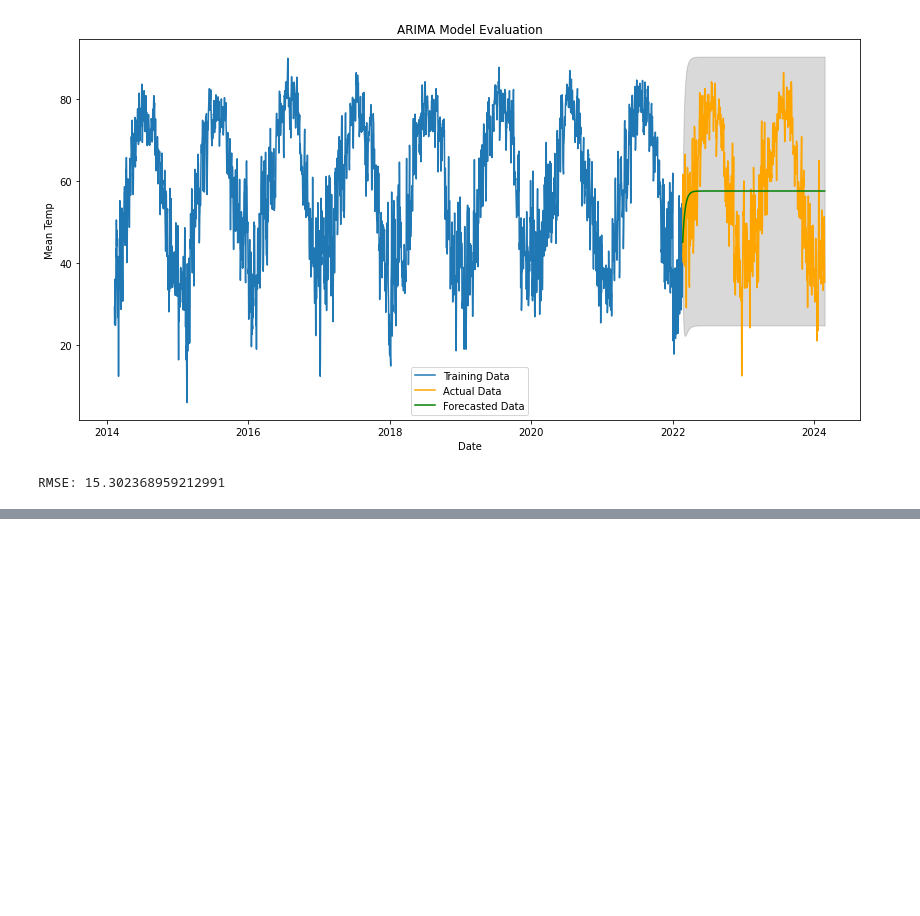
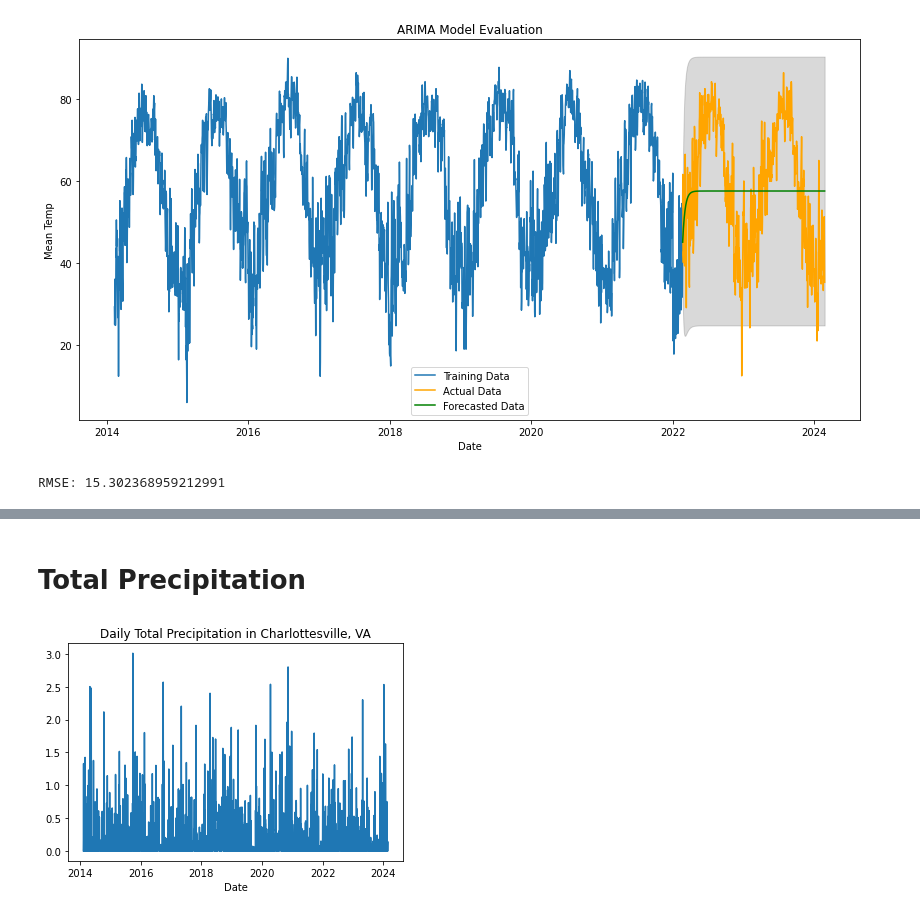
Before and after one commit to juliamuratore/Project2-DS-4002, a Jupyter notebook: SCRIPTS/Project_2_time_series.ipynb, the cells around one changed output, grey strips where cells are left out. Saved outputs shown, nothing was run; the diff lists cells and outputs as text; code cells hidden in the pictures; blank space fills up the shorter version.

```diff
--- a/SCRIPTS/Project_2_time_series.ipynb
+++ b/SCRIPTS/Project_2_time_series.ipynb
@@ -82,0 +212,11 @@ RMSE: 15.302368959212991
+# %% [markdown]
+# Total Precipitation
+# %%
+# Plot the time series
+plt.plot(data['total_precip'])
+plt.title('Daily Total Precipitation in Charlottesville, VA')
+plt.xlabel('Date')
+plt.ylabel('')
+plt.show()
+# %% [output]
+[figure, added]
```
Also changed, not shown: parts of 27 cells of this notebook.
